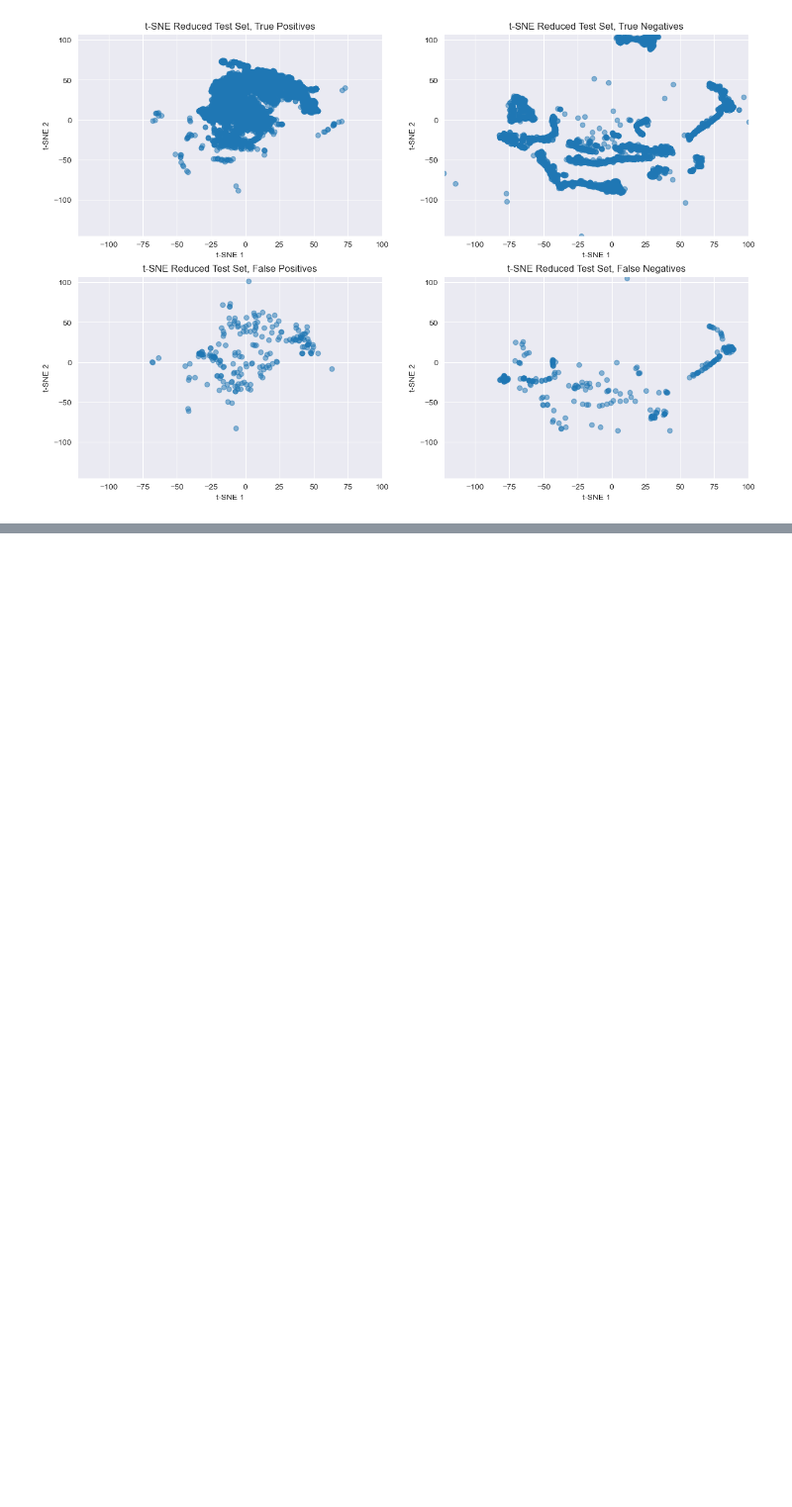
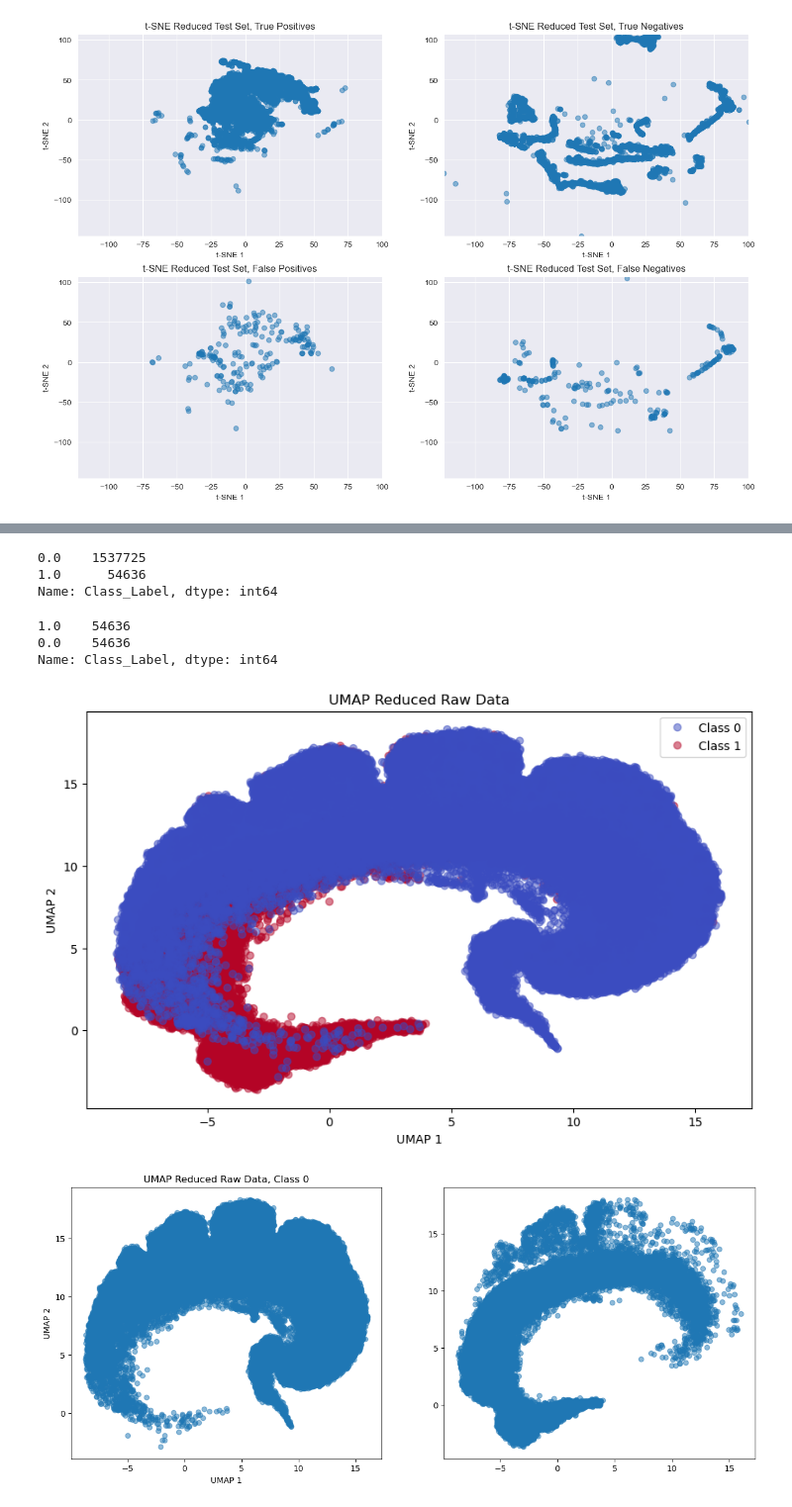
Before and after one commit to gijsdesmit/XAI_project, a Jupyter notebook: XAI_data_quality_investigation.ipynb, the cells around one changed output, grey strips where cells are left out. Shown at 99% size. Saved outputs shown, nothing was run; the diff lists cells and outputs as text; code cells hidden in the pictures; blank space fills up the shorter version.

```diff
--- a/XAI_data_quality_investigation.ipynb
+++ b/XAI_data_quality_investigation.ipynb
@@ -301,0 +382,10 @@ Text(0, 0.5, 't-SNE 2')
+# %%
+import glob
+import os
+
+def load_all_partitions(directory):
+    all_files = glob.glob(os.path.join(directory, '*.csv'))
+    df_list = [pd.read_csv(file) for file in all_files]
+    return pd.concat(df_list, ignore_index=True)
+
+x_raw = load_all_partitions('data/AF-Raw-Data/AF Data/all_raw_data_csv')
@@ -301,0 +427,55 @@ Text(0, 0.5, 't-SNE 2')
+# %%
+x_raw['Class_Label'].value_counts() #deletes a LOT of duplicates
+# %% [output]
+0.0    1537725
+1.0      54636
+Name: Class_Label, dtype: int64
+# %%
+# balance the dataset by taking the same number of samples from each class
+class_1 = x_raw[x_raw['Class_Label'] == 1]
+class_0 = x_raw[x_raw['Class_Label'] == 0].sample(len(class_1))
+x_raw = pd.concat([class_1, class_0])
+x_raw['Class_Label'].value_counts()
+# %% [output]
+1.0    54636
+0.0    54636
+Name: Class_Label, dtype: int64
+# %%
+#run dimensionality reductin on x_raw using UMAP
+#import standard scaler
+from sklearn.preprocessing import StandardScaler
+
+#scale the data
+x_raw_scaled = StandardScaler().fit_transform(x_raw.iloc[:, :-1])
+gt_raw = x_raw['Class_Label'].values
+
+# Apply UMAP on the raw dataset
+umap_model = umap.UMAP(n_neighbors=20, min_dist=0.9)
+x_raw_umap = umap_model.fit_transform(x_raw_scaled)
+x_raw_umap = pd.DataFrame(x_raw_umap, columns=['UMAP1', 'UMAP2'])
+x_raw_umap['Control'] = gt_raw
+
+# Plot the UMAP reduced dataset
+plt.figure(figsize=(10, 6))
+
+scatter = plt.scatter(x_raw_umap['UMAP1'], x_raw_umap['UMAP2'], c=x_raw_umap['Control'], cmap='coolwarm', alpha=0.5)
+plt.xlabel('UMAP 1')
+plt.ylabel('UMAP 2')
+plt.title('UMAP Reduced Raw Data')
+plt.legend(handles=scatter.legend_elements()[0], labels=['Class 0', 'Class 1'])
+plt.show()
+
+# create a figure with 2 subplots one for each gt
+fig, ax = plt.subplots(1, 2, figsize=(15, 6))
+
+# Plot the UMAP reduced dataset for class 0
+scatter = ax[0].scatter(x_raw_umap[x_raw_umap['Control'] == 0]['UMAP1'], x_raw_umap[x_raw_umap['Control'] == 0]['UMAP2'], alpha=0.5)
+ax[0].set_title('UMAP Reduced Raw Data, Class 0')
+ax[0].set_xlabel('UMAP 1')
+ax[0].set_ylabel('UMAP 2')
+
+# Plot the UMAP reduced dataset for class 1
+scatter = ax[1].scatter(x_raw_umap[x_raw_umap['Control'] == 1]['UMAP1'], x_raw_umap[x_raw_umap['Control'] == 1]['UMAP2'], alpha=0.5)
+# %% [output]
+[figure, added]
+[figure, added]
```
Also changed, not shown: parts of 11 cells of this notebook, 1 other file.
